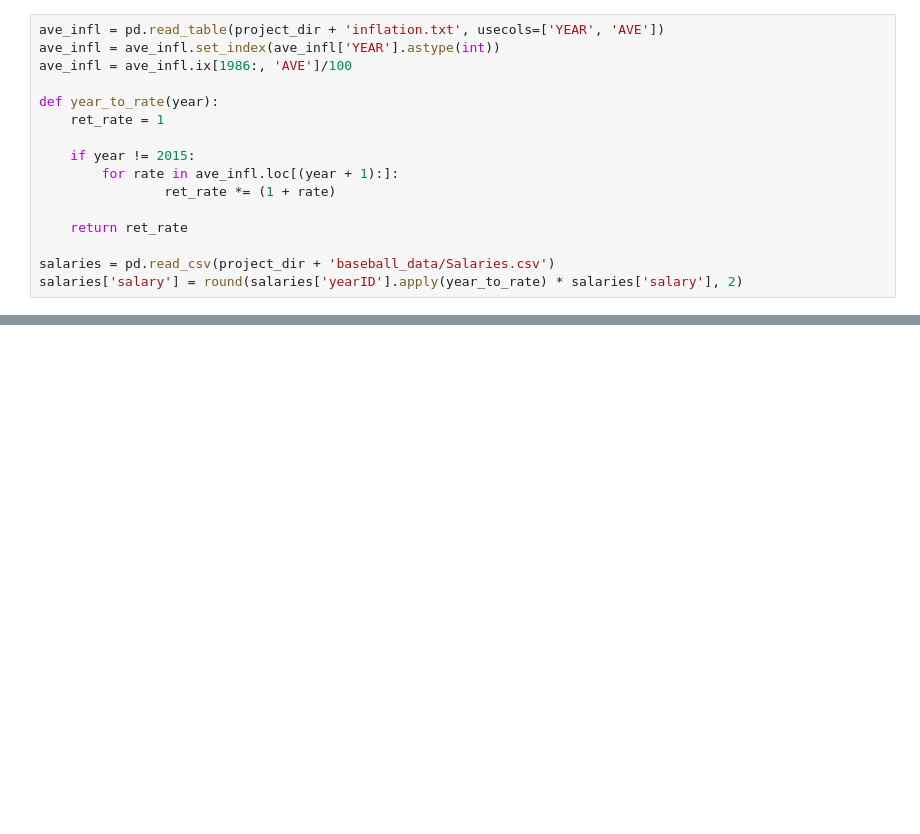
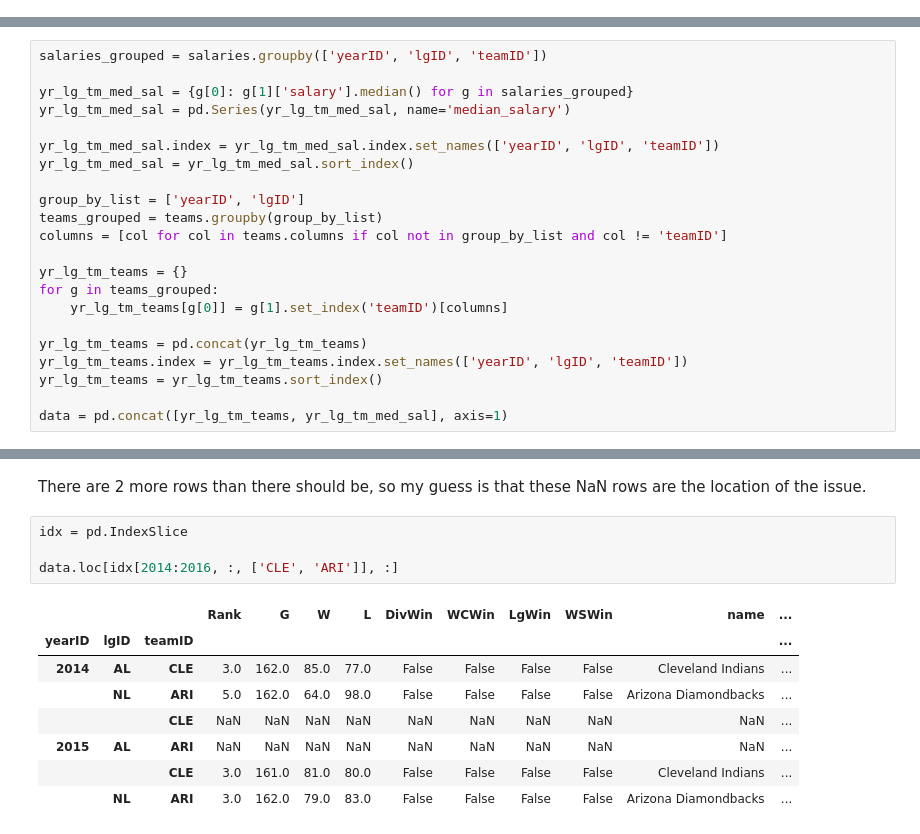
Before and after one commit to uipo78/Data-Analyst-Nanodegree, a Jupyter notebook: P2/P2.ipynb, the cells around one changed output, grey strips where cells are left out. Saved outputs shown, nothing was run; the diff lists cells and outputs as text; blank space fills up the shorter version.

Commit message:
Progress toward project's completion

```diff
--- a/P2/P2.ipynb
+++ b/P2/P2.ipynb
@@ -17,16 +43,0 @@ Before we begin, we need to modify the salary entries a bit. Currently, each sal
-# %%
-ave_infl = pd.read_table(project_dir + 'inflation.txt', usecols=['YEAR', 'AVE'])
-ave_infl = ave_infl.set_index(ave_infl['YEAR'].astype(int))
-ave_infl = ave_infl.ix[1986:, 'AVE']/100
-
-def year_to_rate(year):
-    ret_rate = 1
-
-    if year != 2015:
-        for rate in ave_infl.loc[(year + 1):]:
-                ret_rate *= (1 + rate)
-
-    return ret_rate
-
-salaries = pd.read_csv(project_dir + 'baseball_data/Salaries.csv')
-salaries['salary'] = round(salaries['yearID'].apply(year_to_rate) * salaries['salary'], 2)
@@ -43,0 +85,22 @@ Notes about this data:
+# %%
+salaries_grouped = salaries.groupby(['yearID', 'lgID', 'teamID'])
+
+yr_lg_tm_med_sal = {g[0]: g[1]['salary'].median() for g in salaries_grouped}
+yr_lg_tm_med_sal = pd.Series(yr_lg_tm_med_sal, name='median_salary')
+
+yr_lg_tm_med_sal.index = yr_lg_tm_med_sal.index.set_names(['yearID', 'lgID', 'teamID'])
+yr_lg_tm_med_sal = yr_lg_tm_med_sal.sort_index()
+
+group_by_list = ['yearID', 'lgID']
+teams_grouped = teams.groupby(group_by_list)
+columns = [col for col in teams.columns if col not in group_by_list and col != 'teamID']
+
+yr_lg_tm_teams = {}
+for g in teams_grouped:
+    yr_lg_tm_teams[g[0]] = g[1].set_index('teamID')[columns]
+
+yr_lg_tm_teams = pd.concat(yr_lg_tm_teams)
+yr_lg_tm_teams.index = yr_lg_tm_teams.index.set_names(['yearID', 'lgID', 'teamID'])
+yr_lg_tm_teams = yr_lg_tm_teams.sort_index()
+
+data = pd.concat([yr_lg_tm_teams, yr_lg_tm_med_sal], axis=1)
@@ -43,0 +120,15 @@ Notes about this data:
+# %% [markdown]
+There are 2 more rows than there should be, so my guess is that these NaN rows are the location of the issue.
+# %%
+idx = pd.IndexSlice
+
+data.loc[idx[2014:2016, :, ['CLE', 'ARI']], :]
+# %% [output]
+|  |  |  | Rank | G | W | L | DivWin | WCWin | LgWin | WSWin | name | ... |
+| yearID | lgID | teamID |  |  |  |  |  |  |  |  |  | ... |
+| 2014 | AL | CLE | 3.0 | 162.0 | 85.0 | 77.0 | False | False | False | False | Cleveland Indians | ... |
+|  | NL | ARI | 5.0 | 162.0 | 64.0 | 98.0 | False | False | False | False | Arizona Diamondbacks | ... |
+|  |  | CLE | NaN | NaN | NaN | NaN | NaN | NaN | NaN | NaN | NaN | ... |
+| 2015 | AL | ARI | NaN | NaN | NaN | NaN | NaN | NaN | NaN | NaN | NaN | ... |
+|  |  | CLE | 3.0 | 161.0 | 81.0 | 80.0 | False | False | False | False | Cleveland Indians | ... |
+|  | NL | ARI | 3.0 | 162.0 | 79.0 | 83.0 | False | False | False | False | Arizona Diamondbacks | ... |
```
Also changed, not shown: parts of 36 cells of this notebook.
